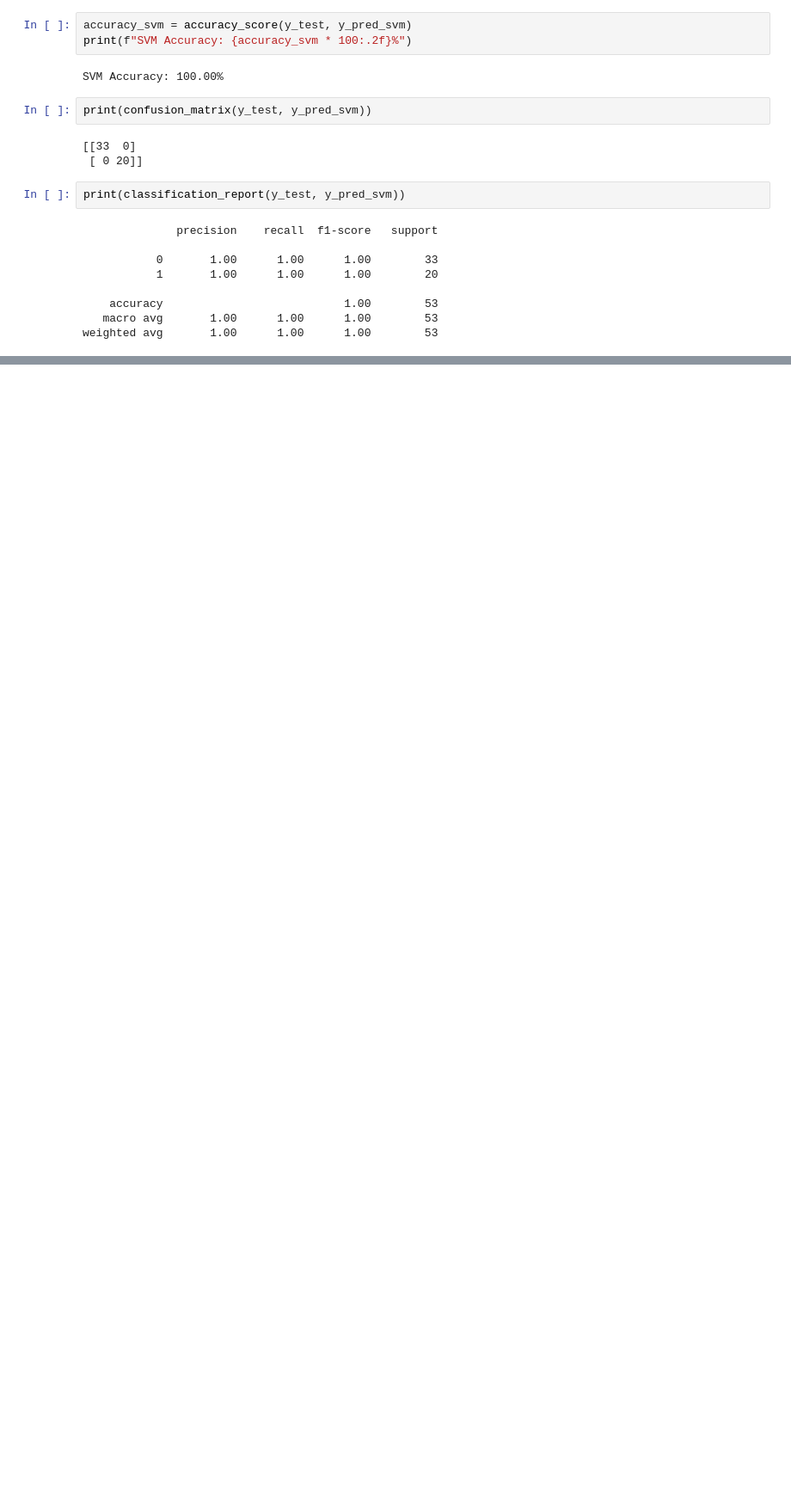
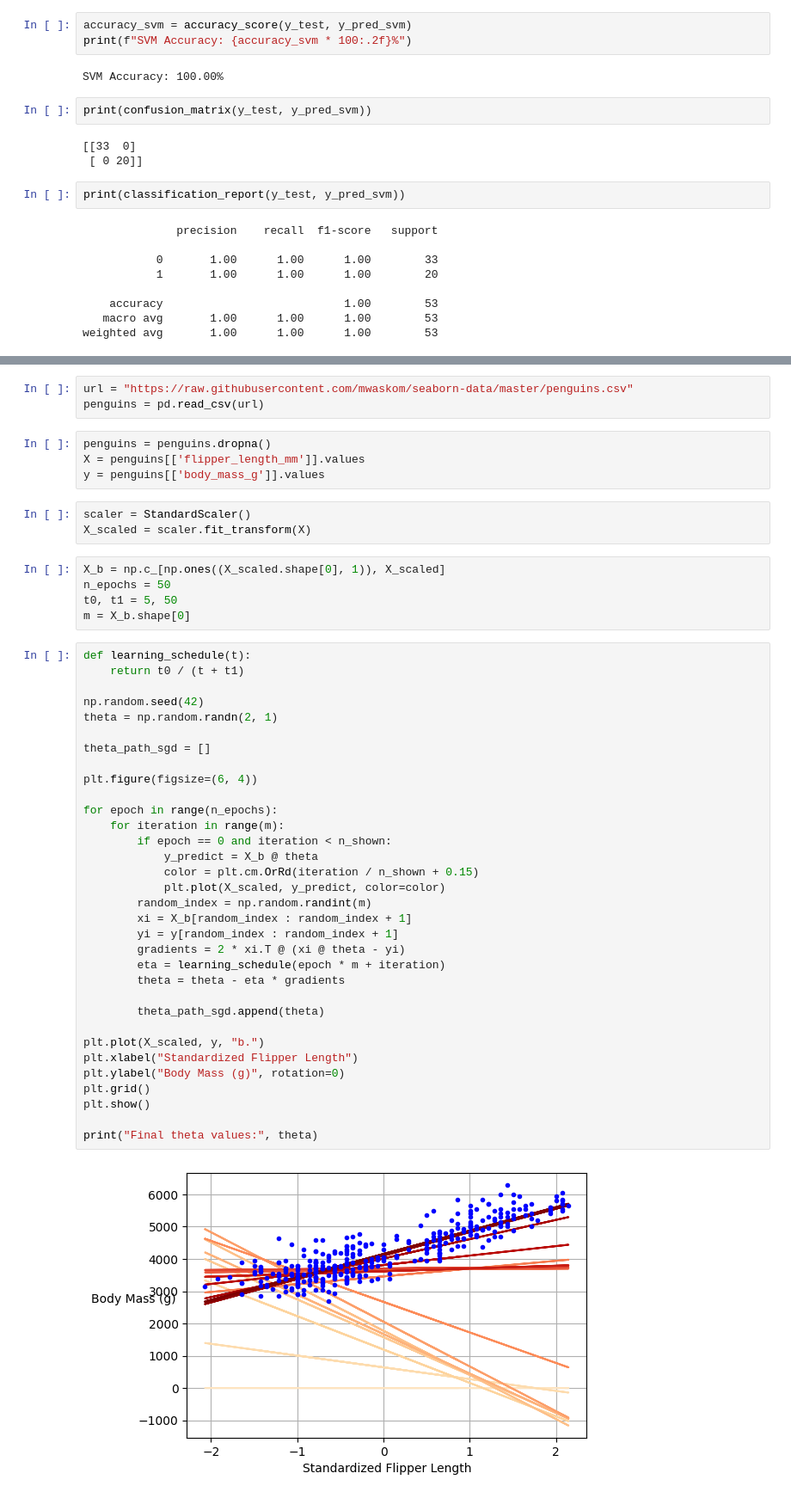
Before and after one commit to tylerscott3/CS290, a Jupyter notebook: HW3.ipynb, the cells around one changed output, grey strips where cells are left out. Shown: that part at 86% size. Cells and saved outputs as stored; diff of their text form; blank space fills up the shorter version.

```diff
--- a/HW3.ipynb
+++ b/HW3.ipynb
@@ -129,0 +137,50 @@ weighted avg       1.00      1.00      1.00        53
+# %%
+url = "https://raw.githubusercontent.com/mwaskom/seaborn-data/master/penguins.csv"
+penguins = pd.read_csv(url)
+# %%
+penguins = penguins.dropna()
+X = penguins[['flipper_length_mm']].values
+y = penguins[['body_mass_g']].values
+# %%
+scaler = StandardScaler()
+X_scaled = scaler.fit_transform(X)
+# %%
+X_b = np.c_[np.ones((X_scaled.shape[0], 1)), X_scaled]
+n_epochs = 50
+t0, t1 = 5, 50
+m = X_b.shape[0]
+# %%
+def learning_schedule(t):
+    return t0 / (t + t1)
+
+np.random.seed(42)
+theta = np.random.randn(2, 1)
+
+theta_path_sgd = []
+
+plt.figure(figsize=(6, 4))
+
+for epoch in range(n_epochs):
+    for iteration in range(m):
+        if epoch == 0 and iteration < n_shown:
+            y_predict = X_b @ theta
+            color = plt.cm.OrRd(iteration / n_shown + 0.15)
+            plt.plot(X_scaled, y_predict, color=color)
+        random_index = np.random.randint(m)
+        xi = X_b[random_index : random_index + 1]
+        yi = y[random_index : random_index + 1]
+        gradients = 2 * xi.T @ (xi @ theta - yi)
+        eta = learning_schedule(epoch * m + iteration)
+        theta = theta - eta * gradients
+
+        theta_path_sgd.append(theta)
+
+plt.plot(X_scaled, y, "b.")
+plt.xlabel("Standardized Flipper Length")
+plt.ylabel("Body Mass (g)", rotation=0)
+plt.grid()
+plt.show()
+
+print("Final theta values:", theta)
+# %% [output]
+[figure, added]
```
Also changed, not shown: parts of 3 cells of this notebook.
